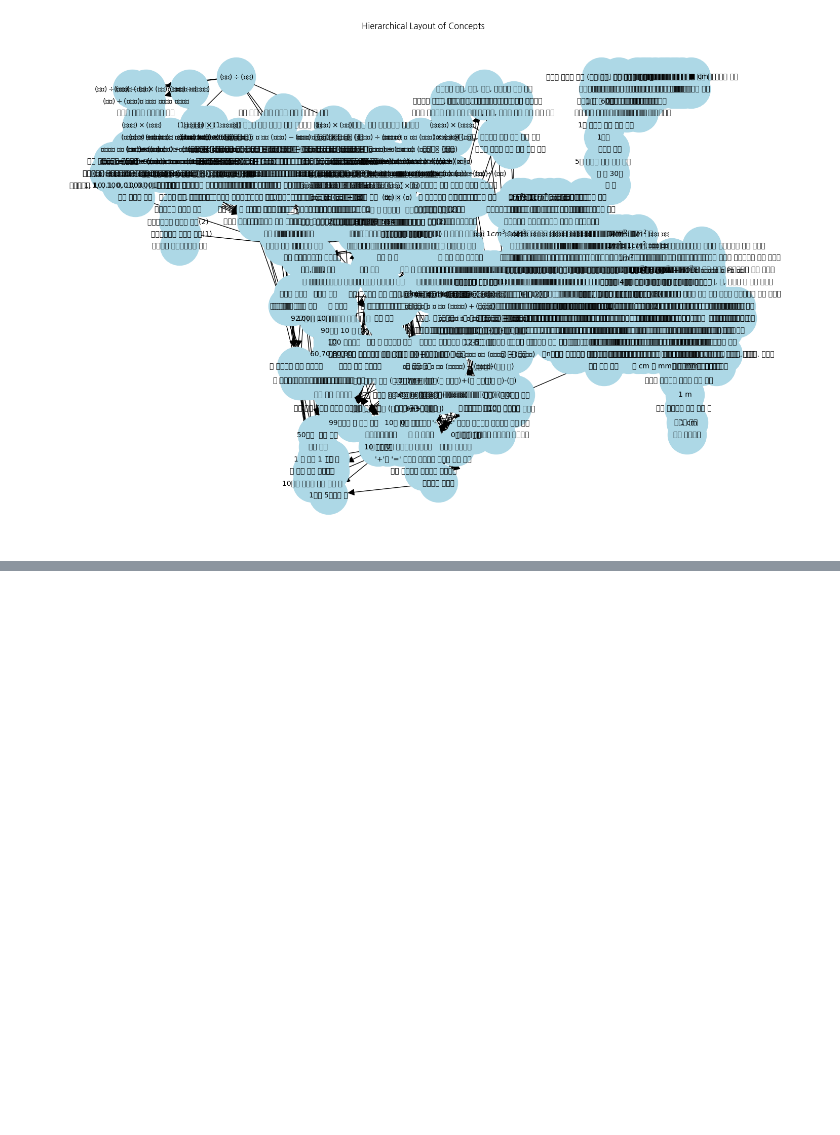
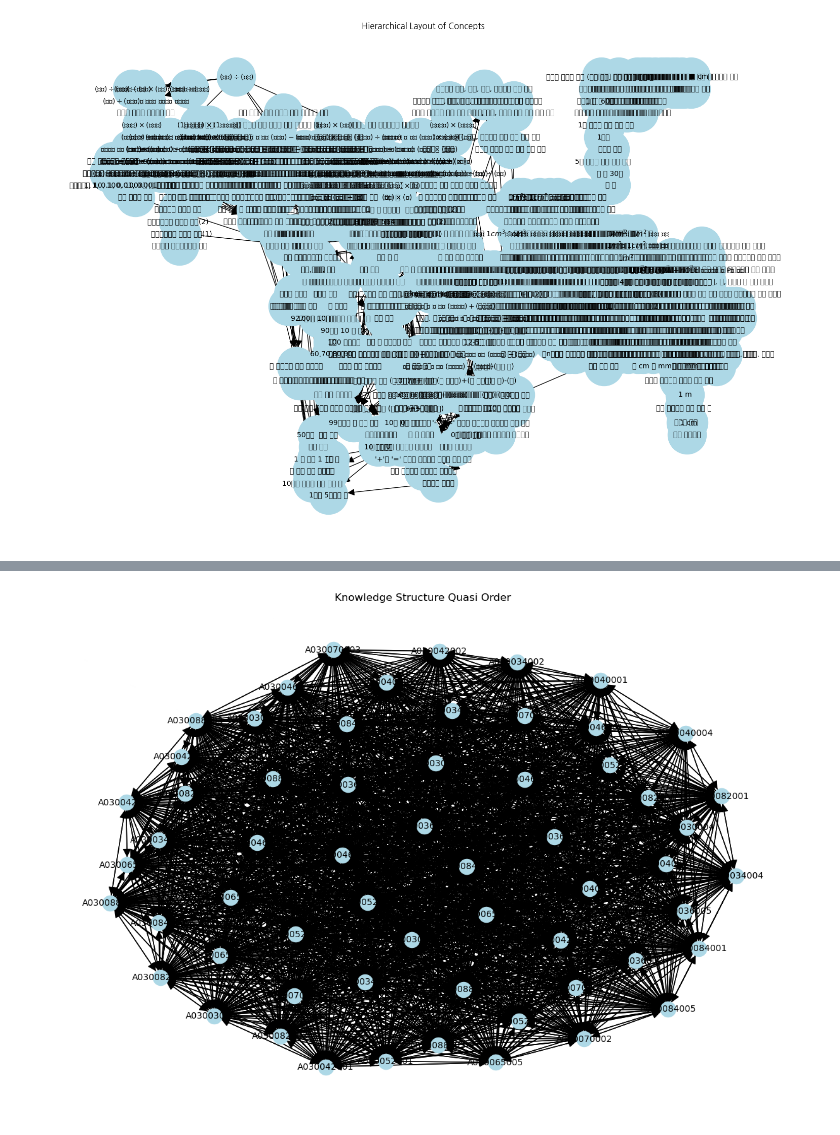
Before and after one commit to HKarin426/KST_base_e_math_lack_model, a Jupyter notebook: 0905_newstart.ipynb, the cells around one changed output, grey strips where cells are left out. Drawn from its saved outputs; the diff is of its cells as text; code cells hidden in the pictures; blank space fills up the shorter version.

```diff
--- a/0905_newstart.ipynb
+++ b/0905_newstart.ipynb
@@ -831,0 +930,96 @@ visualize_knowledge_states(knowledge_states)
+# %%
+import pandas as pd
+import numpy as np
+import matplotlib.pyplot as plt
+import networkx as nx
+from itertools import combinations
+
+# Reload the datasets
+url_label = "https://github.com/HKarin426/KST_base_e_math_lack_model/raw/ffc3ff5763ec15751d5d4c5b1a0abf9fb97303e4/label.csv"
+
+label_data = pd.read_csv(url_label)
+filtered_label_data = label_data[label_data['to_semester'].str.contains('초등', na=False)]
+
+# merged_data = pd.read_csv(r'D:\다운로드\merged_data.csv')
+merged_data = pd.read_csv('./A030000385.csv')
+
+
+label_data_clean = filtered_label_data.dropna(subset=['from_id', 'to_id'])
+merged_data_clean = merged_data.dropna(subset=['learnerID', 'assessmentItemID', 'answerCode'])
+
+# 학습자 응답 데이터를 행렬 형태로 변환 (학습자 x 문항)
+learner_responses = merged_data_clean.pivot_table(
+    index='learnerID',
+    columns='assessmentItemID',
+    values='answerCode',
+    fill_value=0
+)
+
+# IITA 알고리즘 최적화
+def count_counterexamples(data, items):
+    # 모든 항목에 대해 0인 경우와 1인 경우를 벡터 연산으로 처리
+    item_matrix = data.to_numpy()
+    counterexamples = np.dot((1 - item_matrix).T, item_matrix)
+    return {(i, j): counterexamples[i_idx, j_idx]
+            for i_idx, i in enumerate(items)
+            for j_idx, j in enumerate(items) if i != j}
+
+def generate_quasi_orders(data):
+    items = list(data.columns)
+    counterexamples = count_counterexamples(data, items)
+
+    current_order = set()
+    quasi_orders = []
+
+    # 반복을 줄이기 위해 가장 적은 반례 순으로 정렬
+    for (i, j), count in sorted(counterexamples.items(), key=lambda x: x[1]):
+        current_order.add((i, j))
+        quasi_orders.append(((i, j), count))
+
+    return current_order, quasi_orders
+
+# 최적화된 준순서 생성
+current_order, quasi_orders = generate_quasi_orders(learner_responses)
+
+# 준순서 시각화
+def visualize_quasi_order(quasi_order):
+    G = nx.DiGraph()
+    G.add_edges_from(quasi_order)
+
+    plt.figure(figsize=(12, 8))
+    pos = nx.spring_layout(G)
+    nx.draw(G, pos, with_labels=True, node_color='lightblue', arrowsize=20, font_size=10)
+    plt.title('Knowledge Structure Quasi Order')
+    plt.show()
+
+# 지식 상태 시각화
+def visualize_knowledge_states(knowledge_states):
+    state_counts = [len(state) for state in knowledge_states]
+
+    plt.figure(figsize=(12, 6))
+    plt.bar(range(len(state_counts)), state_counts, color='skyblue')
+    plt.xlabel('Learner')
+    plt.ylabel('Number of Knowledge States')
+    plt.title('Knowledge States per Learner')
+    plt.xticks(range(len(state_counts)), [f"Learner {i+1}" for i in range(len(state_counts))], rotation=45)
+    plt.show()
+
+# 지식 상태 도출
+def identify_knowledge_states(quasi_order, learner_data):
+    knowledge_states = []
+    for learner in learner_data.index:
+        state = set()
+        for (i, j) in quasi_order:
+            if learner_data.at[learner, i] == 1:
+                state.add(i)
+            if learner_data.at[learner, j] == 1:
+                state.add(j)
+        knowledge_states.append(state)
+    return knowledge_states
+
+# 지식 상태 생성 및 시각화
+knowledge_states = identify_knowledge_states(current_order, learner_responses)
+visualize_quasi_order(current_order)
+visualize_knowledge_states(knowledge_states)
+# %% [output]
+[figure, added]
```
Also changed, not shown: parts of 4 cells of this notebook, 22 other files.
